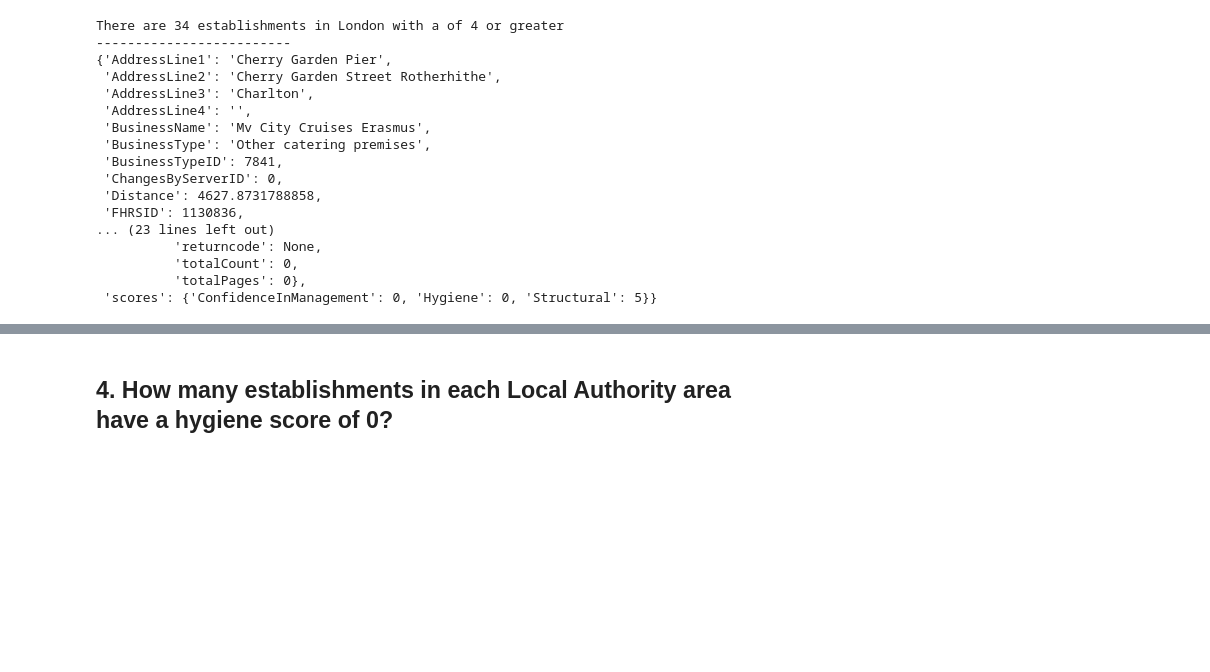
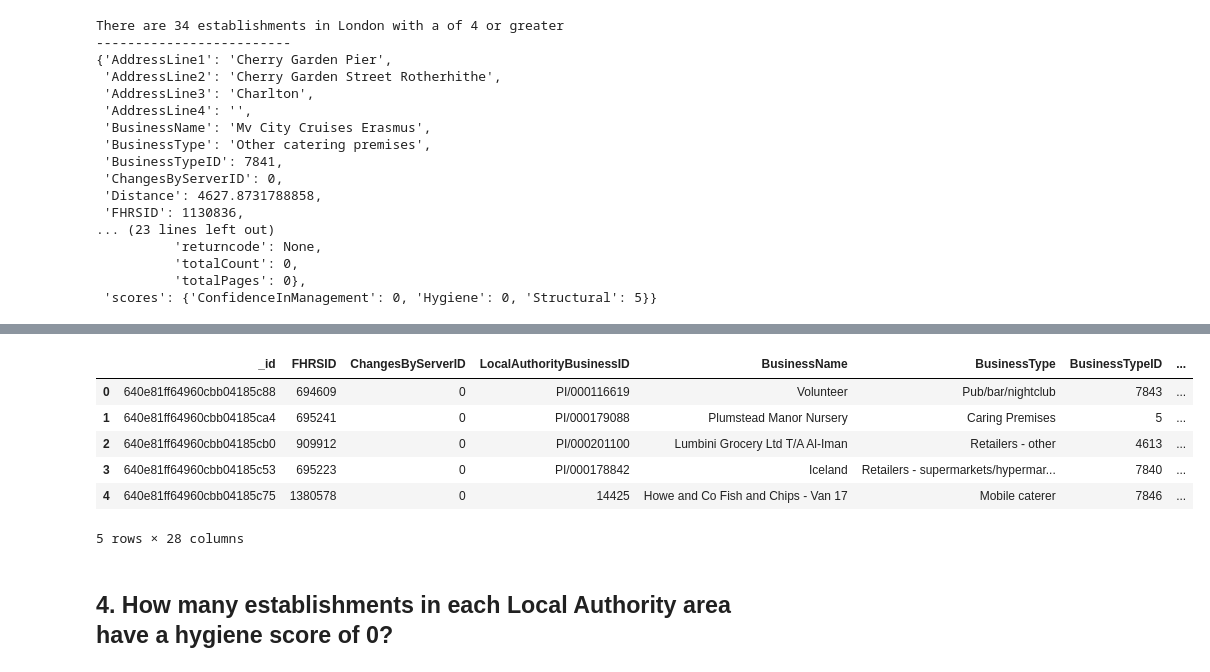
Before and after one commit to latoyawenzinger/NoSQL_Challenge, a Jupyter notebook: Exploratory_Analysis.ipynb, the cells around one changed output, grey strips where cells are left out. Drawn from its saved outputs; the diff is of its cells as text; code cells hidden in the pictures; blank space fills up the shorter version.

```diff
--- a/Exploratory_Analysis.ipynb
+++ b/Exploratory_Analysis.ipynb
@@ -137,10 +144,17 @@ Rows in DataFrame:  34
 # search within 0.01 degree on either side of the latitude and longitude.
 # set filters to a variable
 degree_search = 0.01
-latitude = {'geocode.latitude'}
-longitude = {'geocode.latitude'}
+latitude = 51.49014200
+longitude = 0.08384000
 
-query = query
-sort = [('scores.Hygiene', -1)]
+query = {'RatingValue': '5',
+         'geocode.latitude': {'$lte': (latitude + degree_search), '$gte': (latitude - degree_search)},
+         'geocode.longitude': {'$lte': (longitude + degree_search), '$gte': (longitude - degree_search)}
+         }
+sort = [('scores.Hygiene', 1)]
+limit = 5
 
 # Print the results
+results = list(establishments.find(query).sort(sort).limit(limit))
+for result in results:
+    pprint(result)
@@ -147,2 +179,14 @@ sort = [('scores.Hygiene', -1)]
+# %%
+# convert result to Pandas DataFrame
+near_df = pd.DataFrame(results)
+near_df
+# %% [output]
+|  | _id | FHRSID | ChangesByServerID | LocalAuthorityBusinessID | BusinessName | BusinessType | BusinessTypeID | ... |
+| 0 | 640e81ff64960cbb04185c88 | 694609 | 0 | PI/000116619 | Volunteer | Pub/bar/nightclub | 7843 | ... |
+| 1 | 640e81ff64960cbb04185ca4 | 695241 | 0 | PI/000179088 | Plumstead Manor Nursery | Caring Premises | 5 | ... |
+| 2 | 640e81ff64960cbb04185cb0 | 909912 | 0 | PI/000201100 | Lumbini Grocery Ltd T/A Al-Iman | Retailers - other | 4613 | ... |
+| 3 | 640e81ff64960cbb04185c53 | 695223 | 0 | PI/000178842 | Iceland | Retailers - supermarkets/hypermar... | 7840 | ... |
+| 4 | 640e81ff64960cbb04185c75 | 1380578 | 0 | 14425 | Howe and Co Fish and Chips - Van 17 | Mobile caterer | 7846 | ... |
+5 rows × 28 columns
 # %% [markdown]
 ## 4. How many establishments in each Local Authority area have a hygiene score of 0?
```
Also changed, not shown: parts of 8 cells of this notebook, 1 other file.
